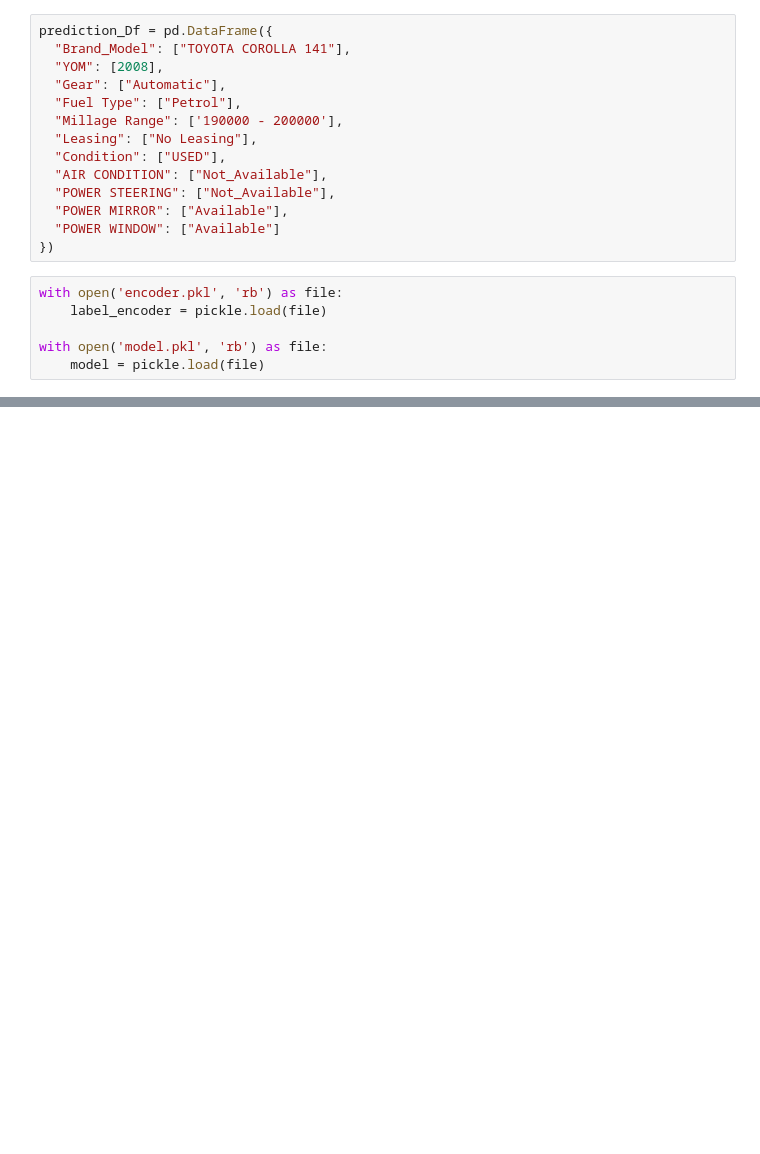
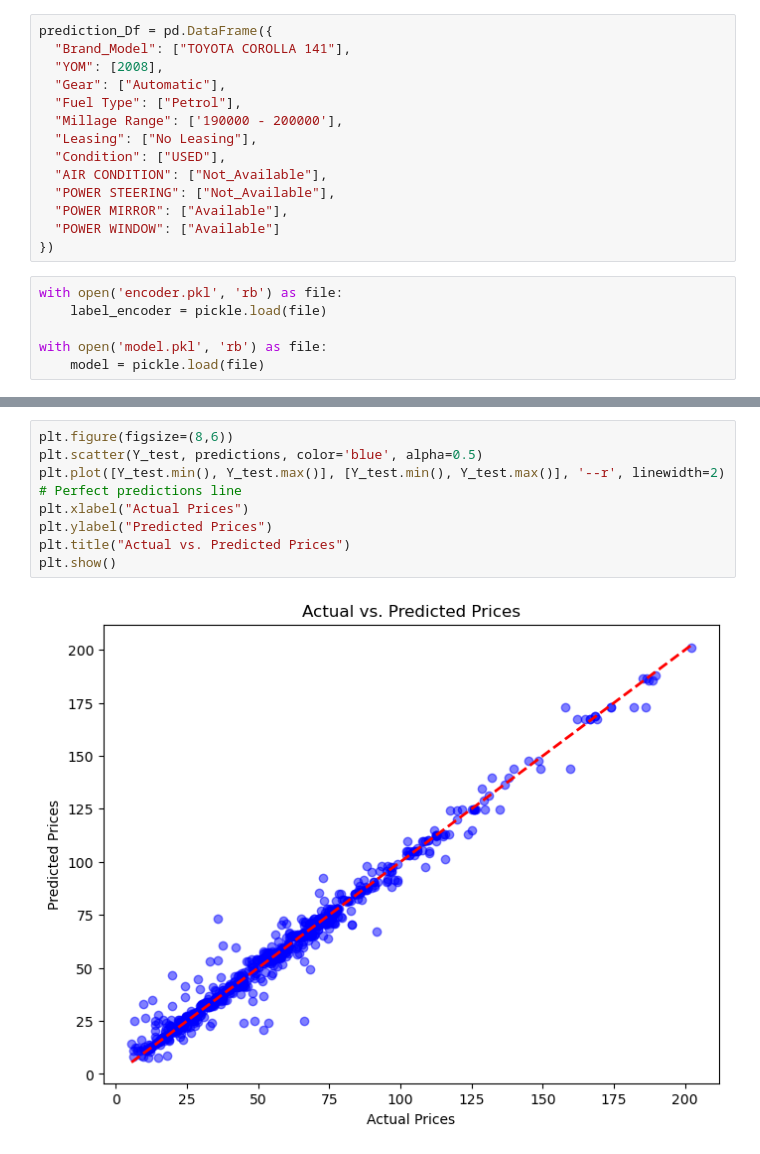
Before and after one commit to Prasad-root/Vehicle_Price_Prediction-System, a Jupyter notebook: Model_Building.ipynb, the cells around one changed output, grey strips where cells are left out. Saved outputs shown, nothing was run; the diff lists cells and outputs as text; blank space fills up the shorter version.

```diff
--- a/Model_Building.ipynb
+++ b/Model_Building.ipynb
@@ -404,0 +430,10 @@ Predicted Price: 70.27
+# %%
+plt.figure(figsize=(8,6))
+plt.scatter(Y_test, predictions, color='blue', alpha=0.5)
+plt.plot([Y_test.min(), Y_test.max()], [Y_test.min(), Y_test.max()], '--r', linewidth=2)  # Perfect predictions line
+plt.xlabel("Actual Prices")
+plt.ylabel("Predicted Prices")
+plt.title("Actual vs. Predicted Prices")
+plt.show()
+# %% [output]
+[figure, added]
```
Also changed, not shown: parts of 7 cells of this notebook.
